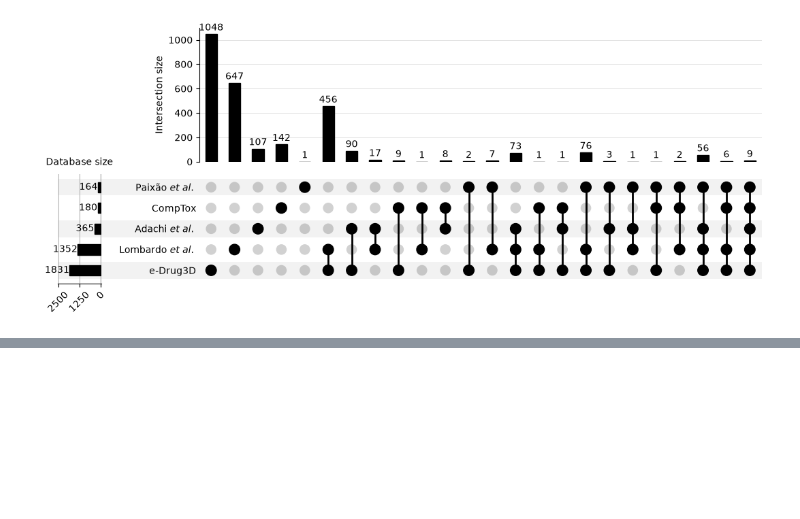
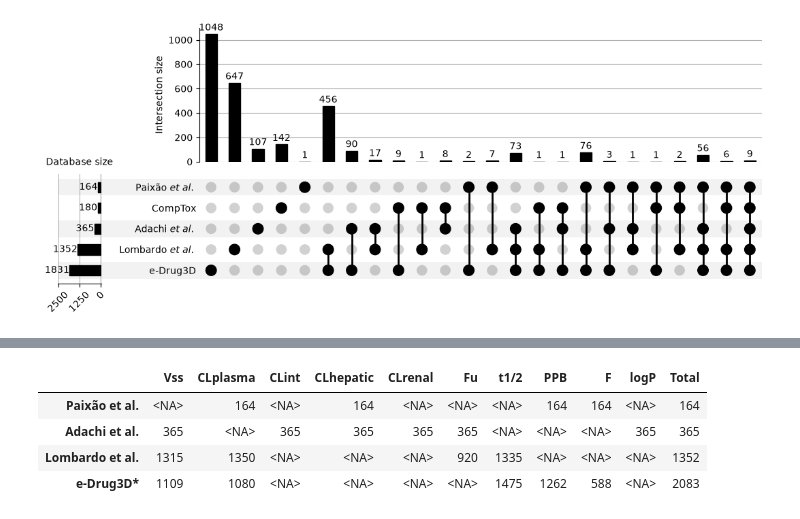
Before and after one commit to MaroDonato/PK-dataset-overview, a Jupyter notebook: overview.ipynb, the cells around one changed output, grey strips where cells are left out. Cells and saved outputs as stored; diff of their text form; code cells hidden in the pictures; blank space fills up the shorter version.

Commit message:
Added pk parameter counts table

```diff
--- a/overview.ipynb
+++ b/overview.ipynb
@@ -76,7 +87,7 @@ chemical_df.dsstox_casrn.drop_duplicates().to_csv('csv_files/comptox.csv', index
 ## [Lombardo *et al.*](https://dmd.aspetjournals.org/content/suppl/2018/08/16/dmd.118.082966.DC1)
 VDss, CL, fu, MRT, t1/2
 # %%
-lombardo_df = pd.read_excel('Lombardo-1352/Supplemental_82966_revised_corrected.xlsx', header=8)
+lombardo_df = pd.read_excel('datasets/Lombardo-1352/Supplemental_82966_revised_corrected.xlsx', header=8)
 lombardo_df
 # %% [output]
 |  | Name | CAS # | SMILES | human VDss (L/kg) | human CL (mL/min/kg) | fraction unbound \nin plasma (fu) | MRT (h) | ... |
@@ -148,7 +159,7 @@ edrug_df.CAS.drop_duplicates().to_csv('csv_files/edrug.csv', index=False)
 ## [Adachi *et al.*](https://www.jstage.jst.go.jp/article/bpb/45/12/45_b22-00502/_article#supplimentary-materials-wrap)
 Cmax, AUC for plasma, liver and kidney
 # %%
-adachi_df = pd.read_excel('Adachi-355/BPB human PBPK 355_si_Table S3_outputs.xlsx', header=8)
+adachi_df = pd.read_excel('datasets/Adachi-355/BPB human PBPK 355_si_Table S3_outputs.xlsx', header=8)
 adachi_df
 # %% [output]
 |  | Compound | Cas No. | In vivo-derived | In silico-derived | In vivo-derived.1 | In silico-derived.1 | ... |
@@ -305,0 +312,43 @@ plt.savefig('plots/Database_overlap.pdf', bbox_inches='tight')
+# %%
+# Table 3: counts per PK parameter in each dataset (uses lombardo_df, adachi_df, paixao_df and edrug_df from above)
+edrug_numerical = edrug_df.copy()
+edrug_cols = ['VD(liter)', 'Cl(liter/hour)', 't1/2(hour)', 'PPB(percentage)', 'F(percentage)']
+edrug_numerical[edrug_cols] = edrug_numerical[edrug_cols].apply(pd.to_numeric, errors='coerce')
+
+params = ['Vss', 'CLplasma', 'CLint', 'CLhepatic', 'CLrenal', 'Fu', 't1/2', 'PPB', 'F', 'logP']
+
+# dataset -> (dataframe, CAS column, count Total as unique CAS?, {table column: source column})
+sources = {
+    'Paixão et al.': (paixao_df, 'cas', True, {
+        'CLplasma': 'Clplasma_ml_min_kg', 'CLhepatic': 'ClH_ml_min_kg',
+        'PPB': 'fp', 'F': 'Foral'}),
+    'Adachi et al.': (adachi_df, 'Cas No.', True, {}),   # parameters are filled in below
+    'Lombardo et al.': (lombardo_df, 'CAS #', True, {
+        'Vss': 'human VDss (L/kg)', 'CLplasma': 'human CL (mL/min/kg)',
+        'Fu': 'fraction unbound \nin plasma (fu)', 't1/2': 'terminal  t1/2 (h)'}),
+    'e-Drug3D*': (edrug_num, 'CAS', False, {   # * = placeholder for a note below the table
+        'Vss': 'VD(liter)', 'CLplasma': 'Cl(liter/hour)', 't1/2': 't1/2(hour)',
+        'PPB': 'PPB(percentage)', 'F': 'F(percentage)'}),
+}
+
+pk_counts = pd.DataFrame(index=sources.keys(), columns=params + ['Total'], dtype='Int64')
+for name, (df, cas_col, unique_total, colmap) in sources.items():
+    for param, col in colmap.items():
+        pk_counts.loc[name, param] = df[col].count()   # non-empty values per parameter
+    # Total: unique compounds (CAS numbers), except e-Drug3D, which counts all entries (rows)
+    pk_counts.loc[name, 'Total'] = df[cas_col].nunique() if unique_total else len(df)
+
+# Adachi et al.: these parameters are model inputs available for every compound,
+# so the count is the number of compounds.
+adachi_params = ['Vss', 'CLint', 'CLhepatic', 'CLrenal', 'Fu', 'logP']
+pk_counts.loc['Adachi et al.', adachi_params] = adachi_df['Cas No.'].nunique()
+
+# Save to png
+pk_counts.to_csv('plots/Overview_of_parameter_counts.csv', index_label='Dataset')
+pk_counts
+# %% [output]
+|  | Vss | CLplasma | CLint | CLhepatic | CLrenal | Fu | t1/2 | PPB | F | logP | Total |
+| Paixão et al. | <NA> | 164 | <NA> | 164 | <NA> | <NA> | <NA> | 164 | 164 | <NA> | 164 |
+| Adachi et al. | 365 | <NA> | 365 | 365 | 365 | 365 | <NA> | <NA> | <NA> | 365 | 365 |
+| Lombardo et al. | 1315 | 1350 | <NA> | <NA> | <NA> | 920 | 1335 | <NA> | <NA> | <NA> | 1352 |
+| e-Drug3D* | 1109 | 1080 | <NA> | <NA> | <NA> | <NA> | 1475 | 1262 | 588 | <NA> | 2083 |
```
Also changed, not shown: parts of 4 cells of this notebook, 3 other files.
